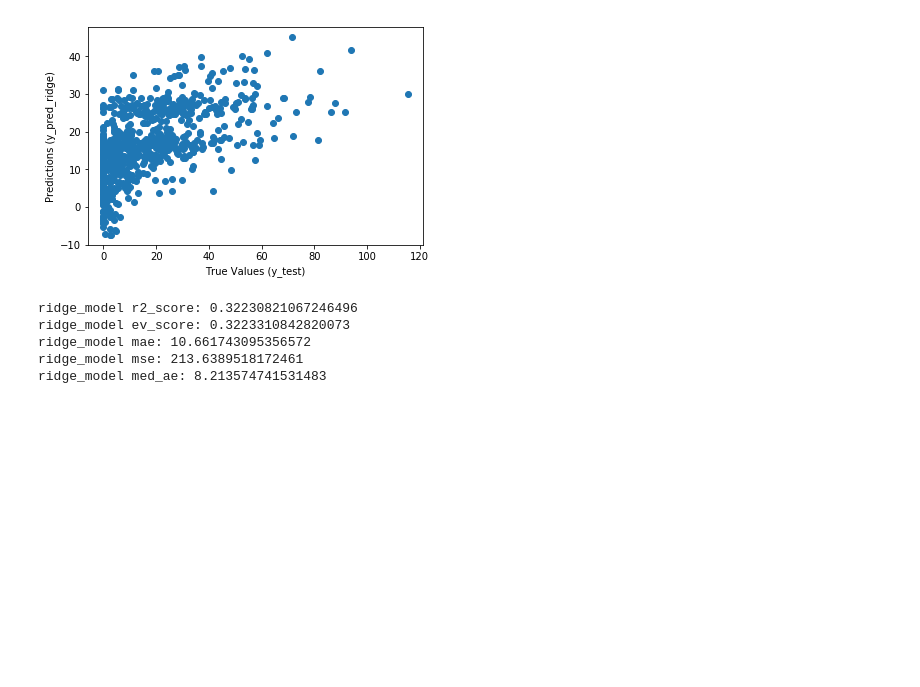
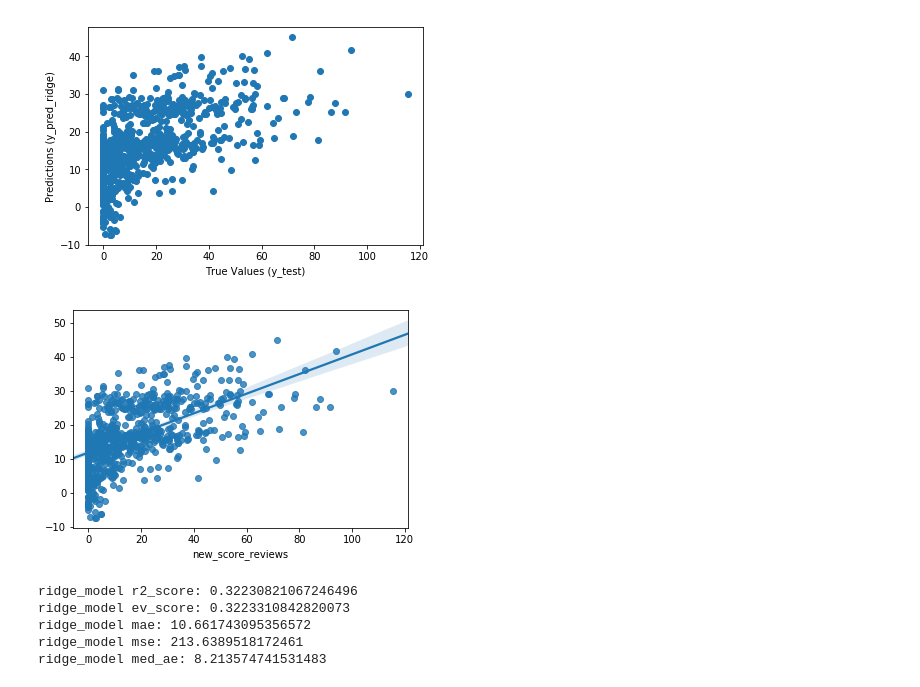
Before and after one commit to tonyman316/Become_a_Top_Airbnb_Earner, a Jupyter notebook: seattle_airbnb_top_earner.ipynb, the cells around one changed output. Drawn from its saved outputs; the diff is of its cells as text; code cells hidden in the pictures; blank space fills up the shorter version.

```diff
--- a/seattle_airbnb_top_earner.ipynb
+++ b/seattle_airbnb_top_earner.ipynb
@@ -436,6 +462,10 @@ plt.ylabel("Predictions (y_pred_ridge)")
 # %% [output]
 Text(0, 0.5, 'Predictions (y_pred_ridge)')
 [figure]
+# %%
+sns.regplot(x=y_test, y=y_pred_ridge);
+# %% [output]
+[figure, added]
 # %%
 # print("ridge_model score:", ridge_model.score(X_test, y_test))
 print("ridge_model r2_score:", r2_score(y_test, y_pred_ridge))
```
Also changed, not shown: parts of 13 cells of this notebook.
